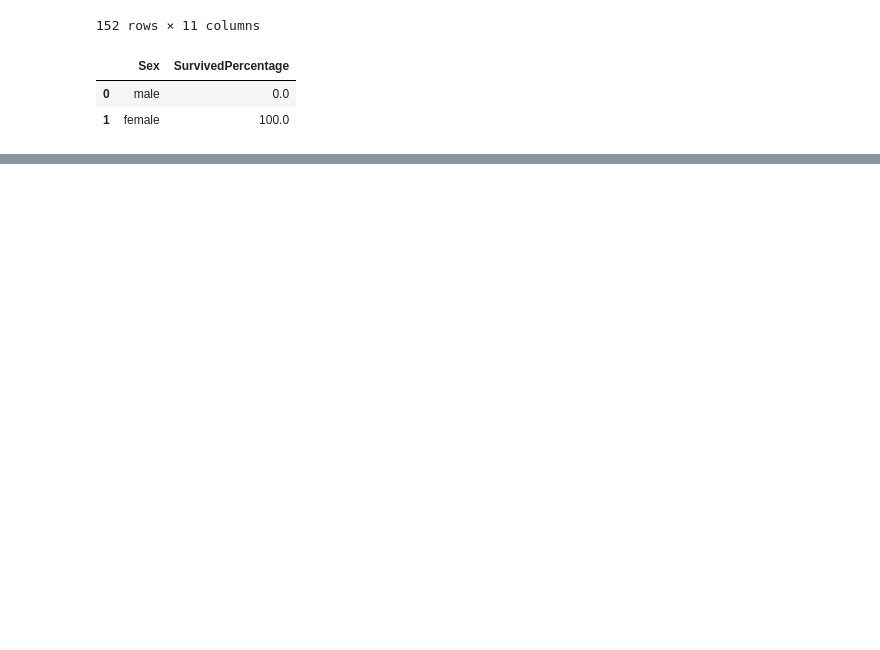
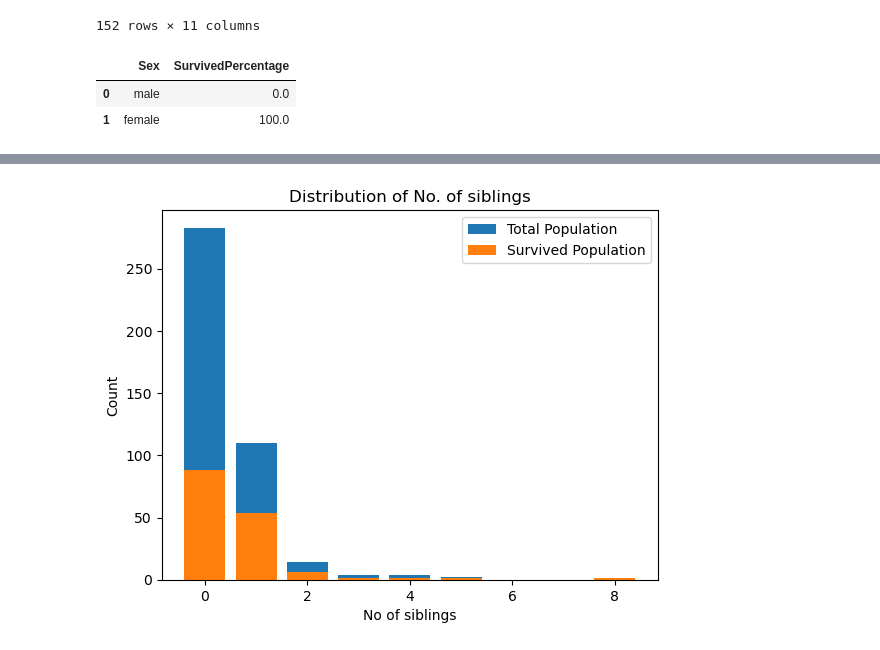
Before and after one commit to ZestyClose25/Titanic-survival-EDA, a Jupyter notebook: main.ipynb, the cells around one changed output, grey strips where cells are left out. Saved outputs shown, nothing was run; the diff lists cells and outputs as text; code cells hidden in the pictures; blank space fills up the shorter version.

```diff
--- a/main.ipynb
+++ b/main.ipynb
@@ -166,0 +188,10 @@ SexSurvivedPercentageDF
+# %%
+AgeSurvivedPercentage = dict()
+length = len(AgeBarPlotX)
+for i in range(length):
+    totalpop = AgeTotalBarPlotY[i]
+    survivedpop = AgeSurvivedBarPlotY[i]
+    survivedpercentage = (survivedpop/totalpop) * 100
+    AgeSurvivedPercentage[AgeBarPlotX[i]] = survivedpercentage
+AgeSurvivedPercentageDf = pd.DataFrame(list(AgeSurvivedPercentage.items()), columns=['Age', 'Survived Percentage'])
+AgeSurvivedPercentageDf
@@ -166,0 +208,16 @@ SexSurvivedPercentageDF
+# %%
+SibSpBarPlotX = df['SibSp'].unique()
+SibSpBarPlotY = df['SibSp'].value_counts().tolist()
+
+length = len(SibSpBarPlotX)
+SibSpSurvivedBarPlotY = [ len(df[ (df['SibSp']==SibSpBarPlotX[i]) & ( df['Survived']==1 ) ]) for i in range(length) ]
+# %%
+plot.bar(SibSpBarPlotX, SibSpBarPlotY)
+plot.bar(SibSpBarPlotX, SibSpSurvivedBarPlotY)
+plot.title("Distribution of No. of siblings")
+plot.xlabel('No of siblings')
+plot.ylabel('Count')
+plot.legend(['Total Population', 'Survived Population'])
+plot.show()
+# %% [output]
+[figure, added]
```
Also changed, not shown: parts of 34 cells of this notebook.
